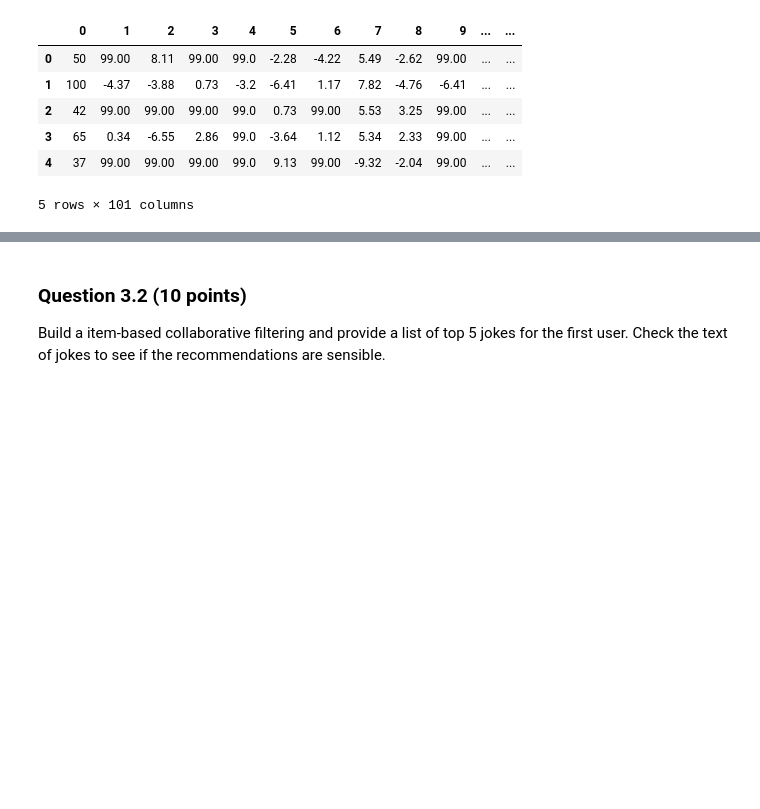
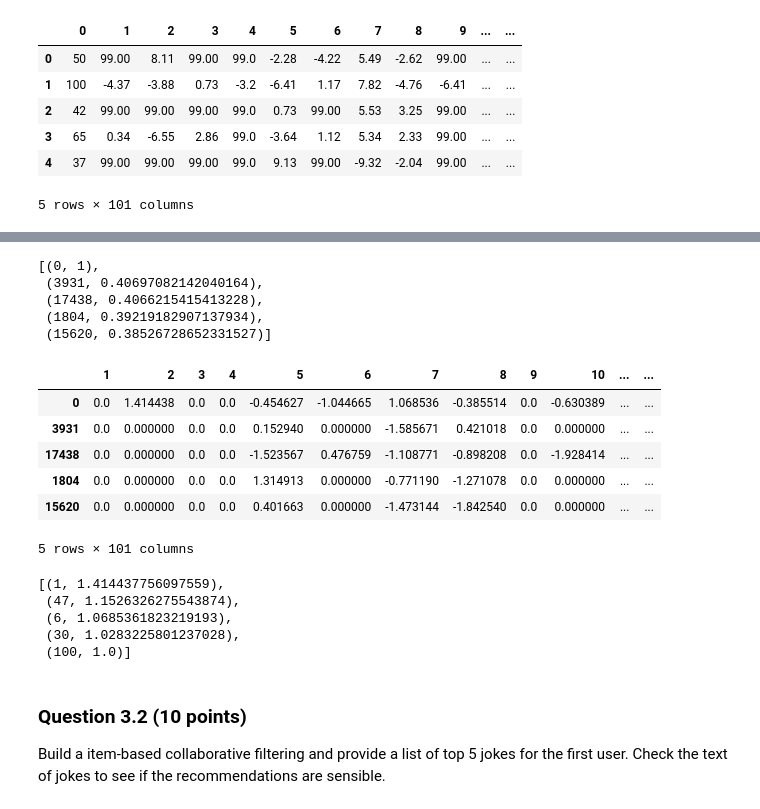
Before and after one commit to angelo-alves/ml2487, a Jupyter notebook: Assignment4.ipynb, the cells around one changed output, grey strips where cells are left out. Drawn from its saved outputs; the diff is of its cells as text; code cells hidden in the pictures; blank space fills up the shorter version.

```diff
--- a/Assignment4.ipynb
+++ b/Assignment4.ipynb
@@ -359,0 +381,37 @@ Build a user-based collaborative filtering and provide a list of top 5 jokes for
+# %%
+for user in allusers[1:]:
+  numerator = [x*y for x,y in zip(user0, user)]
+  denominator2 = np.sqrt(sum([np.square(x) for x in user]))
+  costheta = sum(numerator) / (denominator1 * denominator2)
+  cosinesimilarity.append((X_std.index[i], costheta))
+  i += 1
+# %%
+cosinesimilarity.sort(key=lambda x: x[1], reverse=True)
+# %%
+similar5users = cosinesimilarity[0:5]
+similar5users
+# %% [output]
+[(0, 1),
+ (3931, 0.40697082142040164),
+ (17438, 0.4066215415413228),
+ (1804, 0.39219182907137934),
+ (15620, 0.38526728652331527)]
+# %%
+top5users = pd.DataFrame()
+
+for user in similar5users:
+  top5users = top5users.append(X_std.loc[user[0]])
+
+top5users['costheta'] = [user[1] for user in similar5users]
+
+all_values = top5users.values
+# %%
+top5users
+# %% [output]
+|  | 1 | 2 | 3 | 4 | 5 | 6 | 7 | 8 | 9 | 10 | ... | ... |
+| 0 | 0.0 | 1.414438 | 0.0 | 0.0 | -0.454627 | -1.044665 | 1.068536 | -0.385514 | 0.0 | -0.630389 | ... | ... |
+| 3931 | 0.0 | 0.000000 | 0.0 | 0.0 | 0.152940 | 0.000000 | -1.585671 | 0.421018 | 0.0 | 0.000000 | ... | ... |
+| 17438 | 0.0 | 0.000000 | 0.0 | 0.0 | -1.523567 | 0.476759 | -1.108771 | -0.898208 | 0.0 | -1.928414 | ... | ... |
+| 1804 | 0.0 | 0.000000 | 0.0 | 0.0 | 1.314913 | 0.000000 | -0.771190 | -1.271078 | 0.0 | 0.000000 | ... | ... |
+| 15620 | 0.0 | 0.000000 | 0.0 | 0.0 | 0.401663 | 0.000000 | -1.473144 | -1.842540 | 0.0 | 0.000000 | ... | ... |
+5 rows × 101 columns
@@ -360,3 +431,19 @@ Build a user-based collaborative filtering and provide a list of top 5 jokes for
+# %%
+toprecommend = []
+
+for inx, x in enumerate(top5users.loc[0].values):
+  if x >0.0:
+    toprecommend.append((inx,x))
+
+toprecommend.sort(key=lambda x: x[1], reverse=True)
+
+toprecommend[:5]
+# %% [output]
+[(1, 1.414437756097559),
+ (47, 1.1526326275543874),
+ (6, 1.0685361823219193),
+ (30, 1.0283225801237028),
+ (100, 1.0)]
 # %% [markdown]
 ### Question 3.2 (10 points)
 
```
Also changed, not shown: parts of 9 cells of this notebook.
